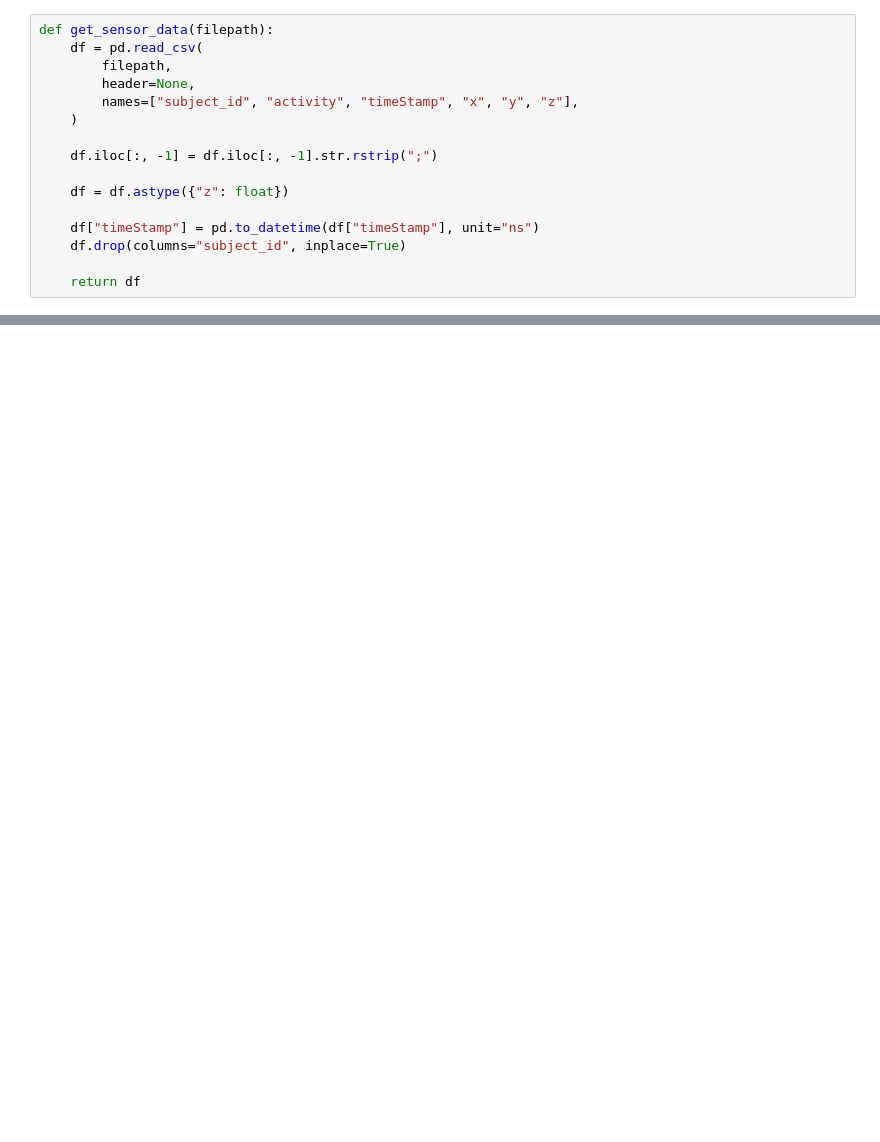
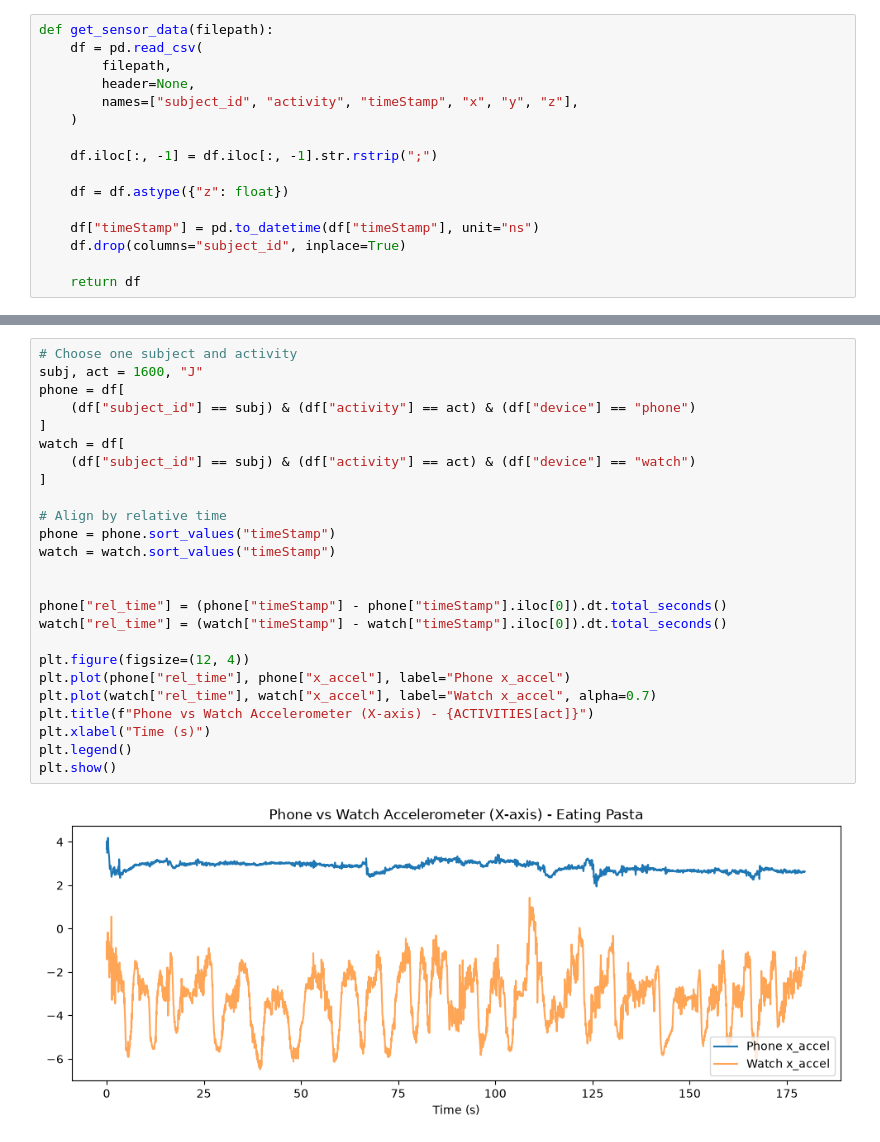
Before and after one commit to netinova/wisdm-activity-predictor, a Jupyter notebook: notebooks/eda.ipynb, the cells around one changed output, grey strips where cells are left out. Drawn from its saved outputs; the diff is of its cells as text; blank space fills up the shorter version.

```diff
--- a/notebooks/eda.ipynb
+++ b/notebooks/eda.ipynb
@@ -101,0 +284,27 @@ df[df["activity"] == "B"].head(10)
+# %%
+# Choose one subject and activity
+subj, act = 1600, "J"
+phone = df[
+    (df["subject_id"] == subj) & (df["activity"] == act) & (df["device"] == "phone")
+]
+watch = df[
+    (df["subject_id"] == subj) & (df["activity"] == act) & (df["device"] == "watch")
+]
+
+# Align by relative time
+phone = phone.sort_values("timeStamp")
+watch = watch.sort_values("timeStamp")
+
+
+phone["rel_time"] = (phone["timeStamp"] - phone["timeStamp"].iloc[0]).dt.total_seconds()
+watch["rel_time"] = (watch["timeStamp"] - watch["timeStamp"].iloc[0]).dt.total_seconds()
+
+plt.figure(figsize=(12, 4))
+plt.plot(phone["rel_time"], phone["x_accel"], label="Phone x_accel")
+plt.plot(watch["rel_time"], watch["x_accel"], label="Watch x_accel", alpha=0.7)
+plt.title(f"Phone vs Watch Accelerometer (X-axis) - {ACTIVITIES[act]}")
+plt.xlabel("Time (s)")
+plt.legend()
+plt.show()
+# %% [output]
+[figure, added]
```
Also changed, not shown: parts of 13 cells of this notebook.
